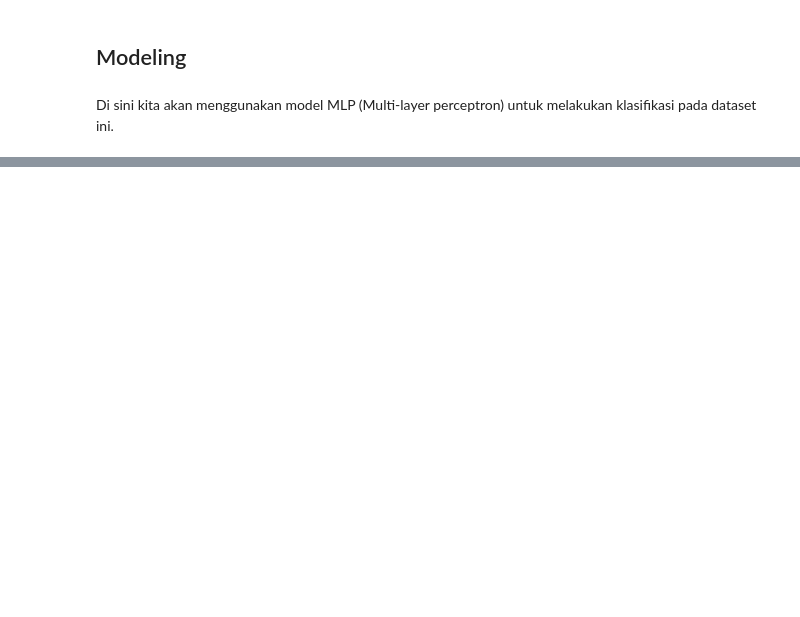
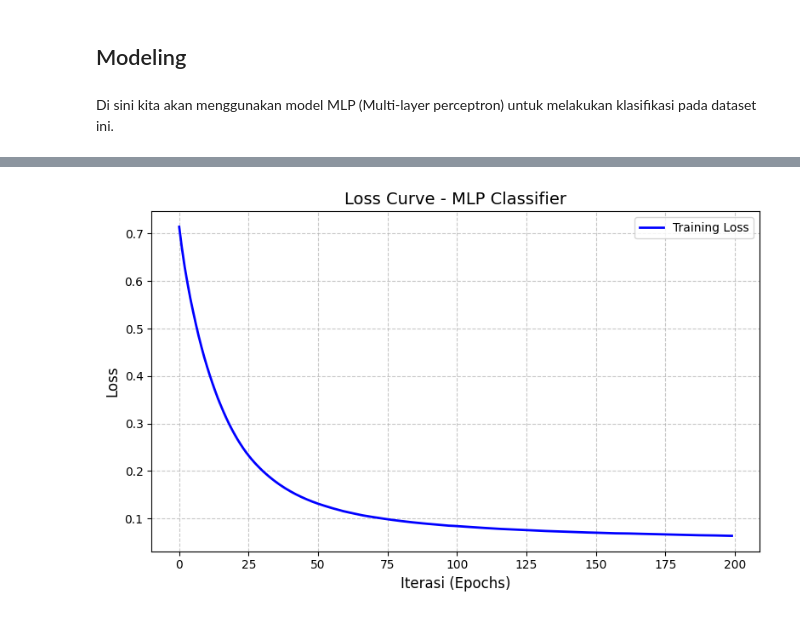
Before and after one commit to khalilullahalfaath/KKPM---multi-layer-perceptron, a Jupyter notebook: models/classification.ipynb, the cells around one changed output, grey strips where cells are left out. Cells and saved outputs as stored; diff of their text form; code cells hidden in the pictures; blank space fills up the shorter version.

```diff
--- a/models/classification.ipynb
+++ b/models/classification.ipynb
@@ -188,3 +190,8 @@ X_Train , X_Test , y_Train , y_Test = train_test_split(X,y,test_size=0.25,random
+# %%
+from sklearn.preprocessing import StandardScaler
+scaler = StandardScaler()
+X_Train_Scaled = scaler.fit_transform(X_Train)
+X_Test_Scaled = scaler.transform(X_Test)
 # %% [markdown]
 ## Modeling
 # %% [markdown]
@@ -191,0 +272,17 @@ Di sini kita akan menggunakan model MLP (Multi-layer perceptron) untuk melakukan
+# %%
+loss_values = mlp_clf_tuned.loss_curve_
+
+plt.figure(figsize=(8, 5))
+plt.plot(loss_values, color='blue', linewidth=2, label='Training Loss')
+
+plt.title('Loss Curve - MLP Classifier', fontsize=14)
+plt.xlabel('Iterasi (Epochs)', fontsize=12)
+plt.ylabel('Loss', fontsize=12)
+plt.grid(True, linestyle='--', alpha=0.7)
+plt.legend()
+plt.tight_layout()
+
+plt.savefig('loss_curve.png', dpi=300)
+plt.show()
+# %% [output]
+[figure, added]
```
Also changed, not shown: parts of 12 cells of this notebook, 5 other files.
